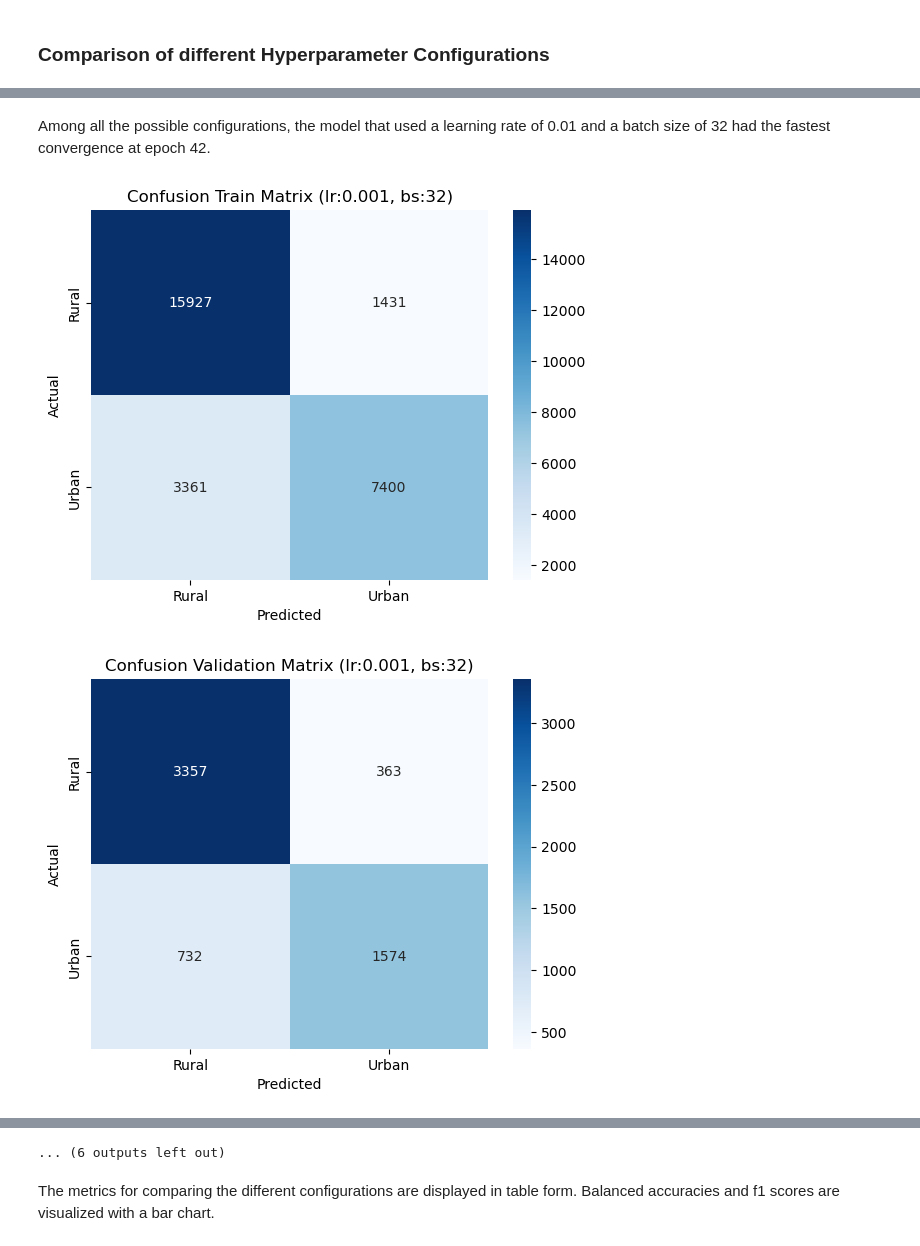
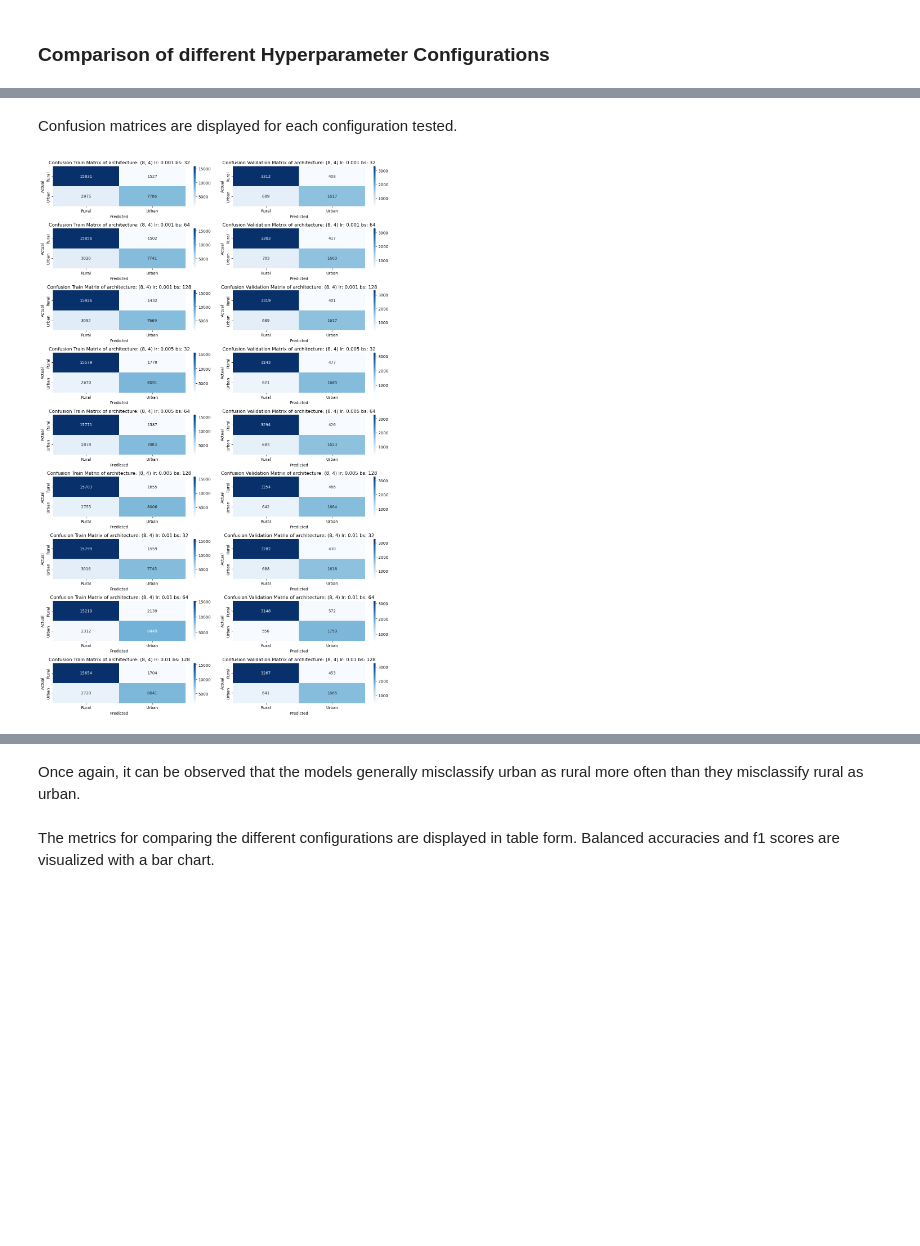
Before and after one commit to NebulaRojo9/STINTSY-MCO, a Jupyter notebook: Multi-Layer Perceptron.ipynb, the cells around one changed output, grey strips where cells are left out. Saved outputs shown, nothing was run; the diff lists cells and outputs as text; code cells hidden in the pictures; blank space fills up the shorter version.

```diff
--- a/Multi-Layer Perceptron.ipynb
+++ b/Multi-Layer Perceptron.ipynb
@@ -319,17 +324,3 @@ def get_confusion_matrices(training_results):
 cms = get_confusion_matrices(results)
 # %% [markdown]
 Visualize the confusion matrices of each architecture on training and validation to get a better idea of which type of errors are more common.
-# %%
-import seaborn as sns
-import matplotlib.pyplot as plt
-
-def plot_cm(cm, labels=[0,1], title="Confusion Matrix"):
-    sns.heatmap(cm, annot=True, fmt='d', cmap='Blues', xticklabels=labels, yticklabels=labels)
-    plt.xlabel("Predicted")
-    plt.ylabel("Actual")
-    plt.title(title)
-    plt.show()
-
-for c_matrix in cms:
-    plot_cm(c_matrix["train_confusion_matrix"], labels=['Rural','Urban'], title=f"Confusion Train Matrix of architecture {c_matrix["architecture"]}")
-    plot_cm(c_matrix["val_confusion_matrix"], labels=['Rural','Urban'], title=f"Confusion Validation Matrix of architecture {c_matrix["architecture"]}")
@@ -631,7 +679,7 @@ seeds = [0]  # using only one seed to save time.
 
 # Only use one architecture
 configs = [
-    (4,2)
+    (8,4)
 ]
 
 # list to store loss after each training epoch
@@ -782,11 +832,12 @@ plt.show()
-# %% [markdown]
-Among all the possible configurations, the model that used a learning rate of 0.01 and a batch size of 32 had the fastest convergence at epoch 42.
+# %% [markdown]
+Confusion matrices are displayed for each configuration tested.
 # %%
 cms = get_confusion_matrices(results)
 
-for c_matrix in cms:
-    plot_cm(c_matrix["train_confusion_matrix"], labels=['Rural','Urban'], title=f"Confusion Train Matrix (lr:{c_matrix["learning_rate"]}, bs:{c_matrix["batch_size"]})")
-    plot_cm(c_matrix["val_confusion_matrix"], labels=['Rural','Urban'], title=f"Confusion Validation Matrix (lr:{c_matrix["learning_rate"]}, bs:{c_matrix["batch_size"]})")
+# for c_matrix in cms:
+#     plot_cm(c_matrix["train_confusion_matrix"], axes=None, i=0, labels=['Rural','Urban'], title=f"Confusion Train Matrix (lr:{c_matrix["learning_rate"]}, bs:{c_matrix["batch_size"]})", single=True)
+#     plot_cm(c_matrix["val_confusion_matrix"], axes=None, i=0, labels=['Rural','Urban'], title=f"Confusion Validation Matrix (lr:{c_matrix["learning_rate"]}, bs:{c_matrix["batch_size"]})", single=True)
+
+subplot_cm(cms,2,(13,20))
 # %% [output]
-[figure, old version]
+[figure, new version]
-[figure, removed]
@@ -803,4 +844,5 @@ for c_matrix in cms:
-... (6 outputs left out)
+# %% [markdown]
+Once again, it can be observed that the models generally misclassify urban as rural more often than they misclassify rural as urban.
 # %% [markdown]
 The metrics for comparing the different configurations are displayed in table form. Balanced accuracies and f1 scores are visualized with a bar chart.
 # %%
```
Also changed, not shown: parts of 41 cells of this notebook, 3 other files.
